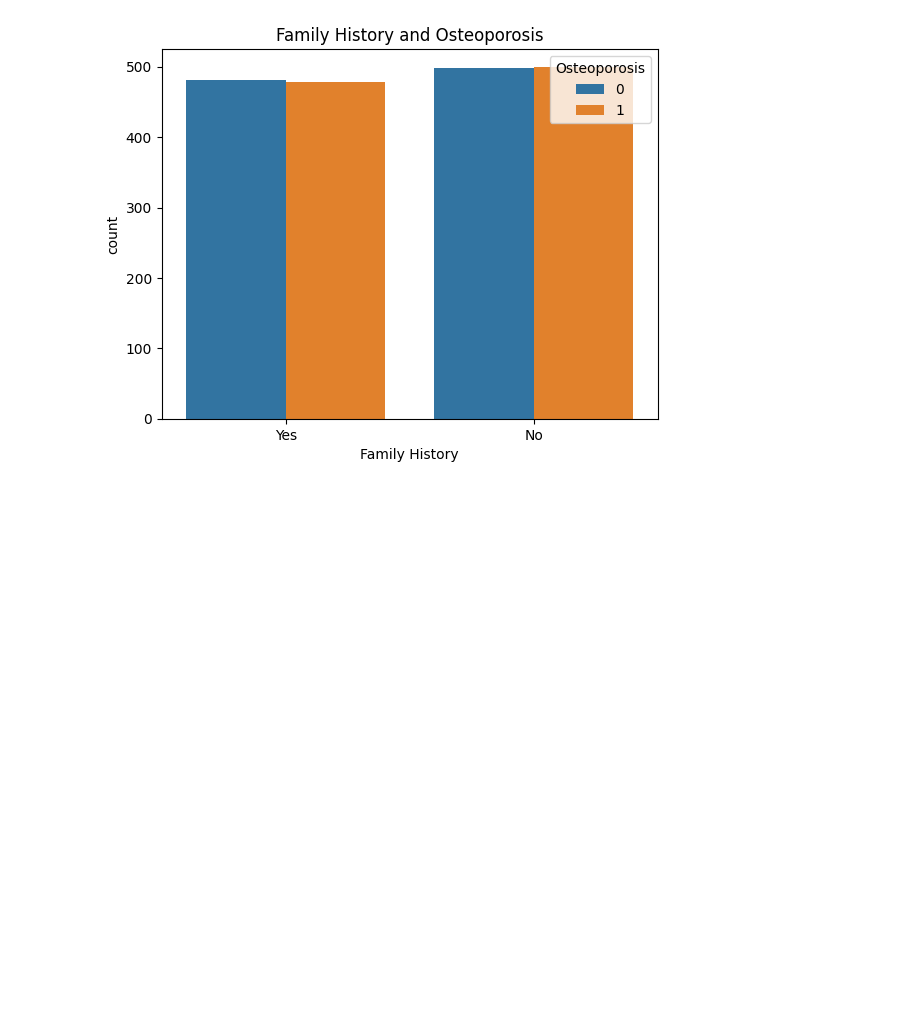
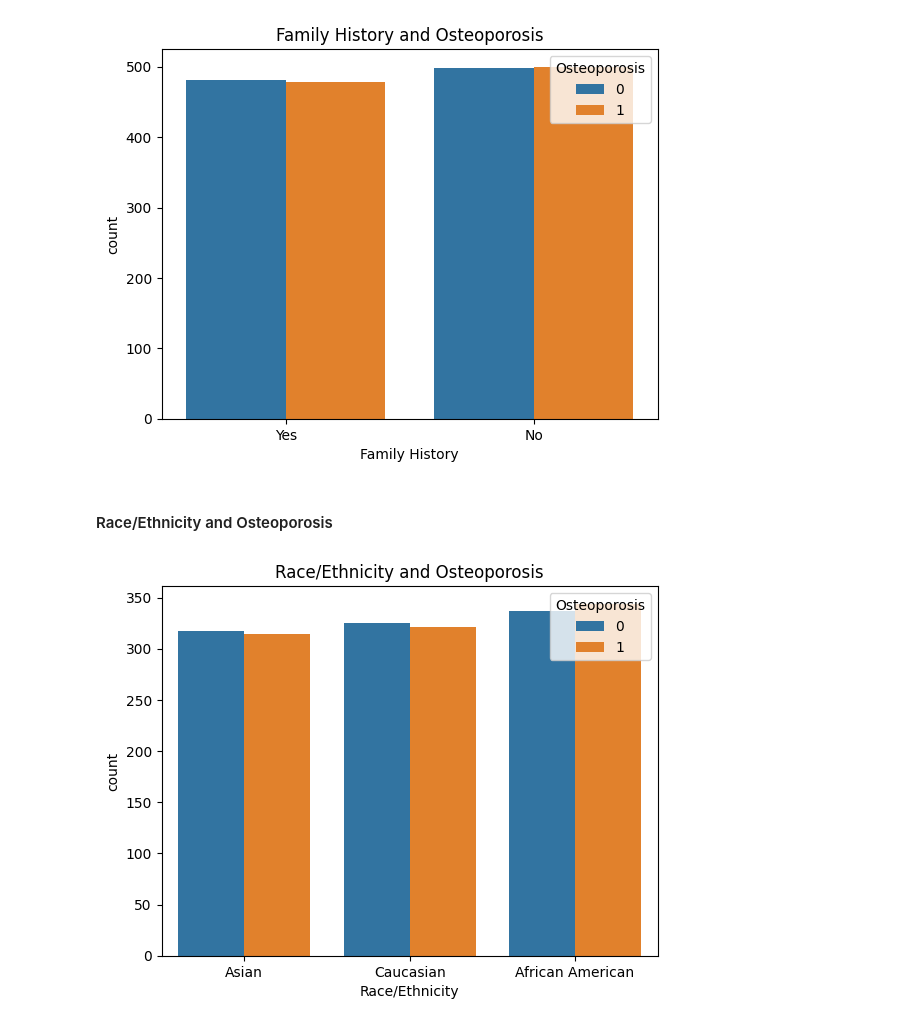
Before and after one commit to karmegamwithai/Osteoporosis-Risk-Prediction, a Jupyter notebook: notebook/Analysis.ipynb, the cells around one changed output. Drawn from its saved outputs; the diff is of its cells as text; code cells hidden in the pictures; blank space fills up the shorter version.

```diff
--- a/notebook/Analysis.ipynb
+++ b/notebook/Analysis.ipynb
@@ -275,3 +275,12 @@ plt.title('Family History and Osteoporosis')
 plt.show()
 # %% [output]
 [figure]
+# %% [markdown]
+#### Race/Ethnicity and Osteoporosis
+# %%
+sns.countplot(x='Race/Ethnicity',data = orp_data, hue='Osteoporosis')
+plt.title("Race/Ethnicity and Osteoporosis")
+plt.xlabel('Race/Ethnicity')
+plt.show()
+# %% [output]
+[figure, added]
```
Also changed, not shown: parts of 12 cells of this notebook.
